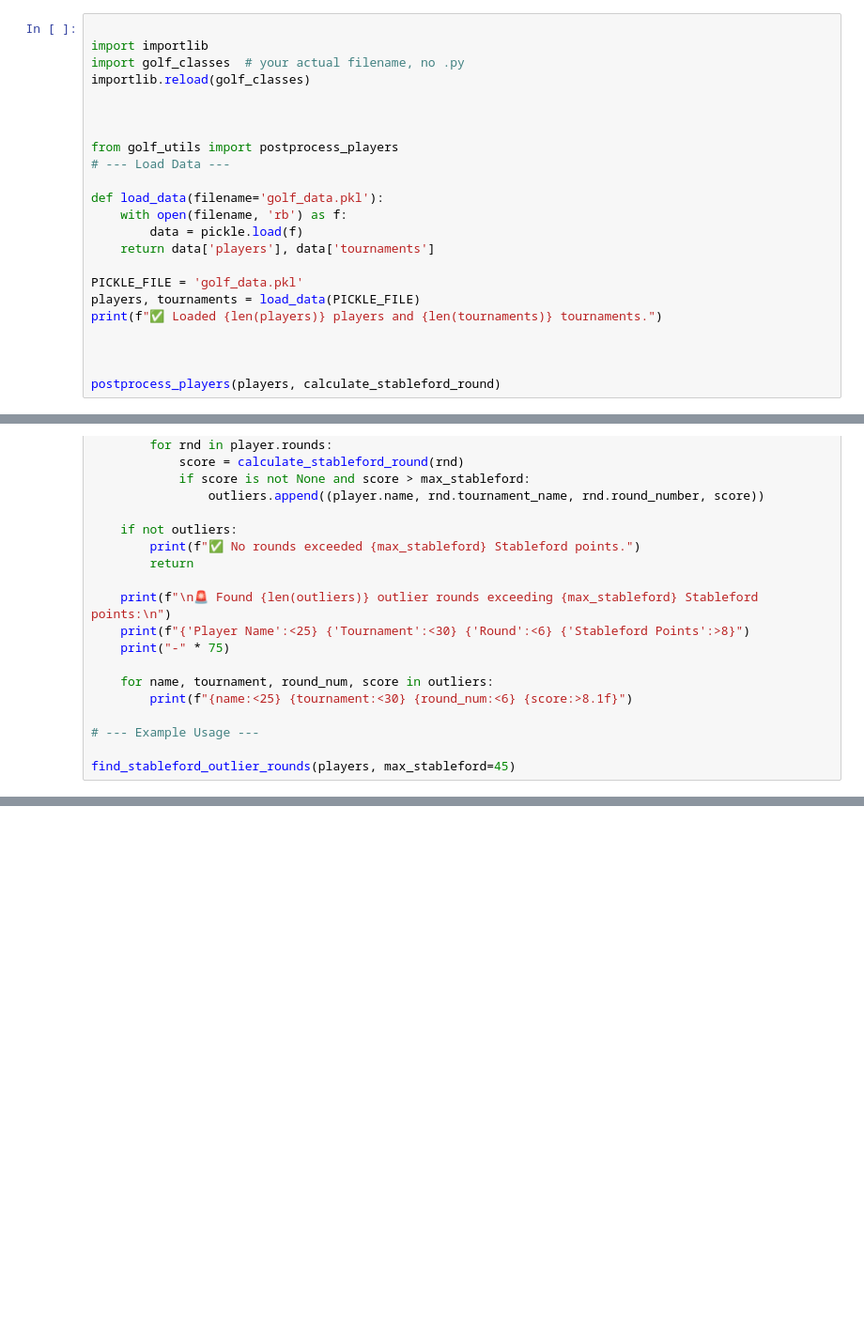
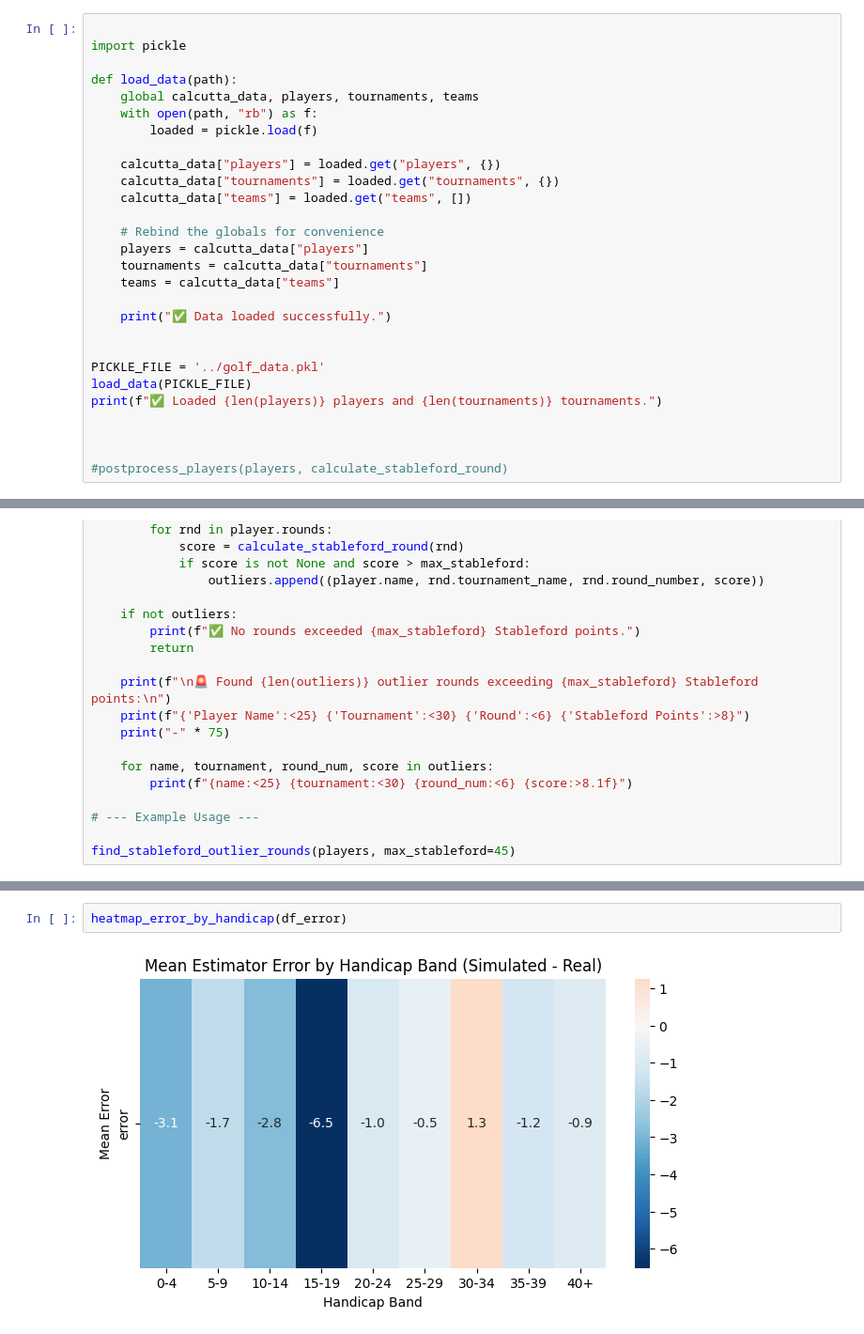
Before and after one commit to JustInternetAI/Calcutta, a Jupyter notebook: notebooks/03_stableford_simulation.ipynb, the cells around one changed output, grey strips where cells are left out. Shown at 94% size. Drawn from its saved outputs; the diff is of its cells as text; blank space fills up the shorter version.

```diff
--- a/notebooks/03_stableford_simulation.ipynb
+++ b/notebooks/03_stableford_simulation.ipynb
@@ -13,23 +46,28 @@ from golf_scoring import calculate_stableford_round, strokes_received_per_hole,
 # %%
 
-import importlib
-import golf_classes  # your actual filename, no .py
-importlib.reload(golf_classes)
+import pickle
+
+def load_data(path):
+    global calcutta_data, players, tournaments, teams
+    with open(path, "rb") as f:
+        loaded = pickle.load(f)
+
+    calcutta_data["players"] = loaded.get("players", {})
+    calcutta_data["tournaments"] = loaded.get("tournaments", {})
+    calcutta_data["teams"] = loaded.get("teams", [])
+
+    # Rebind the globals for convenience
+    players = calcutta_data["players"]
+    tournaments = calcutta_data["tournaments"]
+    teams = calcutta_data["teams"]
+
+    print("✅ Data loaded successfully.")
 
 
-
-from golf_utils import postprocess_players
-# --- Load Data ---
-
-def load_data(filename='golf_data.pkl'):
-    with open(filename, 'rb') as f:
-        data = pickle.load(f)
-    return data['players'], data['tournaments']
-
-PICKLE_FILE = 'golf_data.pkl'
-players, tournaments = load_data(PICKLE_FILE)
+PICKLE_FILE = '../golf_data.pkl'
+load_data(PICKLE_FILE)
 print(f"✅ Loaded {len(players)} players and {len(tournaments)} tournaments.")
 
 
 
-postprocess_players(players, calculate_stableford_round)
+#postprocess_players(players, calculate_stableford_round)
@@ -395,0 +589,4 @@ find_stableford_outlier_rounds(players, max_stableford=45)
+# %%
+heatmap_error_by_handicap(df_error)
+# %% [output]
+[figure, added]
```
Also changed, not shown: parts of 11 cells of this notebook, 6 other files.
